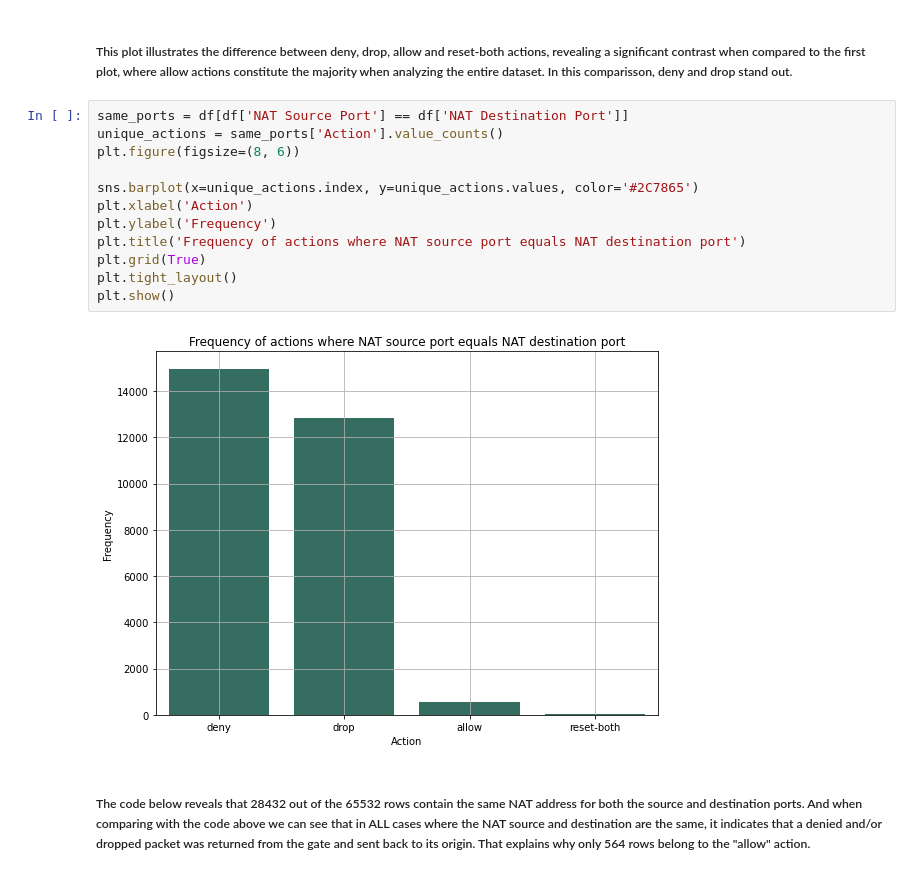
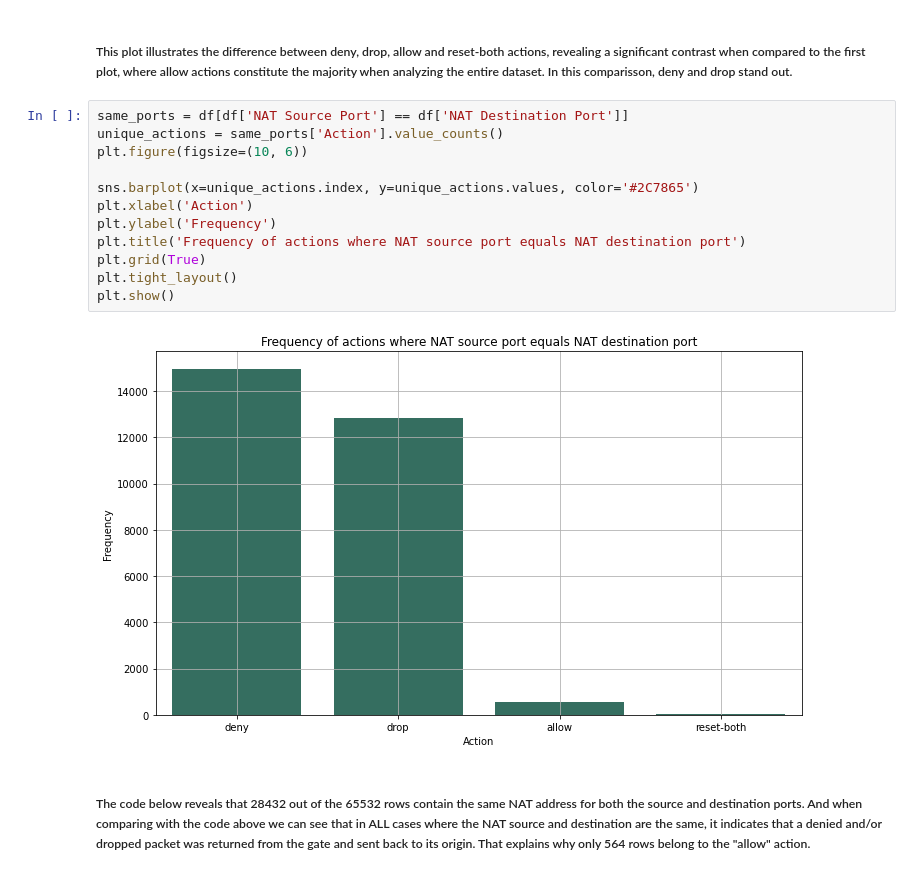
Before and after one commit to carolinedesat/ML_CA1, a Jupyter notebook: Caroline_ML_CA1.ipynb, the cells around one changed output. Cells and saved outputs as stored; diff of their text form.

```diff
--- a/Caroline_ML_CA1.ipynb
+++ b/Caroline_ML_CA1.ipynb
@@ -144,17 +144,17 @@ Name: Action, dtype: int64
 # %%
 same_ports = df[df['NAT Source Port'] == df['NAT Destination Port']]
 unique_actions = same_ports['Action'].value_counts()
-plt.figure(figsize=(8, 6))
+plt.figure(figsize=(10, 6))
 
 sns.barplot(x=unique_actions.index, y=unique_actions.values, color='#2C7865')
 plt.xlabel('Action')
 plt.ylabel('Frequency')
 plt.title('Frequency of actions where NAT source port equals NAT destination port')
 plt.grid(True)
 plt.tight_layout()
 plt.show()
 # %% [output]
-[figure, old version]
+[figure, new version]
 # %% [markdown]
 ##### The code below reveals that 28432 out of the 65532 rows contain the same NAT address for both the source and destination ports. And when comparing with the code above we can see that in ALL cases where the NAT source and destination are the same, it indicates that a denied and/or dropped packet was returned from the gate and sent back to its origin. That explains why only 564 rows belong to the "allow" action.
 # %%
```
Also changed, not shown: parts of 33 cells of this notebook.
